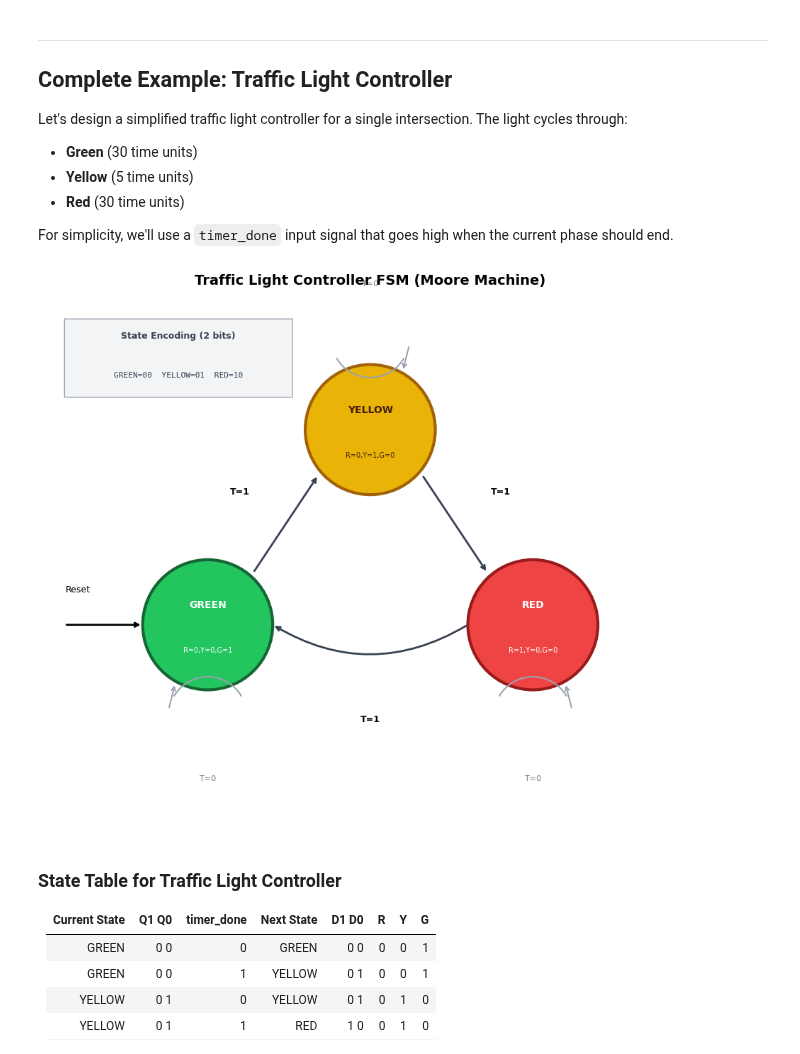
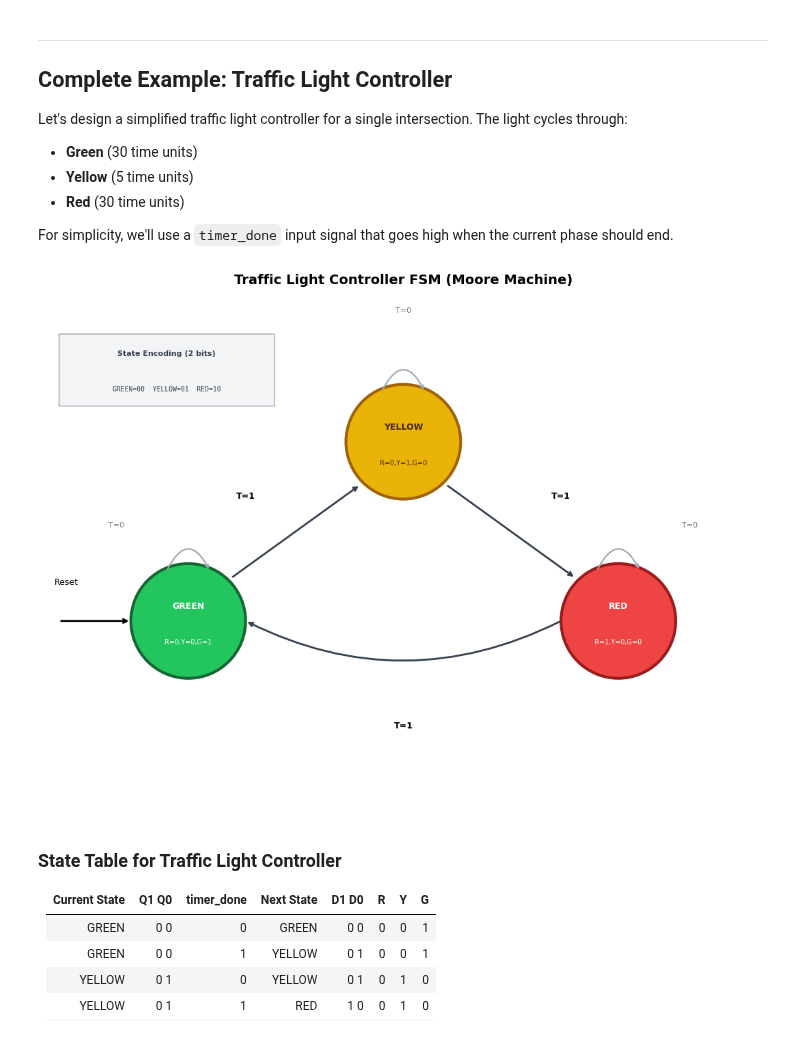
Before and after one commit to snowch/snowch.github.io, a Jupyter notebook: fsm_tutorial.ipynb, the cells around one changed output. Saved outputs shown, nothing was run; the diff lists cells and outputs as text; code cells hidden in the pictures.

```diff
--- a/fsm_tutorial.ipynb
+++ b/fsm_tutorial.ipynb
@@ -487,88 +460,79 @@ For simplicity, we'll use a `timer_done` input signal that goes high when the cu
 # %%
 fig, ax = plt.subplots(figsize=(12, 8))
 ax.set_xlim(0, 100)
-ax.set_ylim(0, 80)
-ax.set_aspect('equal')
+ax.set_ylim(0, 70)
+ax.set_aspect('equal', adjustable='box')
 ax.axis('off')
 ax.set_title('Traffic Light Controller FSM (Moore Machine)', fontsize=14, fontweight='bold', pad=15)
 
-# Colors matching traffic lights
 green_color = '#22c55e'
 yellow_color = '#eab308'
 red_color = '#ef4444'
 
 # GREEN state (bottom left)
-green_circle = Circle((25, 30), 10, fill=True, facecolor=green_color, edgecolor='#166534', linewidth=3)
+green_circle = Circle((20, 25), 8, fill=True, facecolor=green_color, edgecolor='#166534', linewidth=3)
 ax.add_patch(green_circle)
-ax.text(25, 33, 'GREEN', ha='center', va='center', fontsize=10, fontweight='bold', color='white')
-ax.text(25, 26, 'R=0,Y=0,G=1', ha='center', va='center', fontsize=7, color='white')
+ax.text(20, 27, 'GREEN', ha='center', va='center', fontsize=9, fontweight='bold', color='white')
+ax.text(20, 22, 'R=0,Y=0,G=1', ha='center', va='center', fontsize=7, color='white')
 
 # YELLOW state (top center)
-yellow_circle = Circle((50, 60), 10, fill=True, facecolor=yellow_color, edgecolor='#a16207', linewidth=3)
+yellow_circle = Circle((50, 50), 8, fill=True, facecolor=yellow_color, edgecolor='#a16207', linewidth=3)
 ax.add_patch(yellow_circle)
-ax.text(50, 63, 'YELLOW', ha='center', va='center', fontsize=10, fontweight='bold', color='#422006')
-ax.text(50, 56, 'R=0,Y=1,G=0', ha='center', va='center', fontsize=7, color='#422006')
+ax.text(50, 52, 'YELLOW', ha='center', va='center', fontsize=9, fontweight='bold', color='#422006')
+ax.text(50, 47, 'R=0,Y=1,G=0', ha='center', va='center', fontsize=7, color='#422006')
 
 # RED state (bottom right)
-red_circle = Circle((75, 30), 10, fill=True, facecolor=red_color, edgecolor='#991b1b', linewidth=3)
+red_circle = Circle((80, 25), 8, fill=True, facecolor=red_color, edgecolor='#991b1b', linewidth=3)
 ax.add_patch(red_circle)
-ax.text(75, 33, 'RED', ha='center', va='center', fontsize=10, fontweight='bold', color='white')
-ax.text(75, 26, 'R=1,Y=0,G=0', ha='center', va='center', fontsize=7, color='white')
+ax.text(80, 27, 'RED', ha='center', va='center', fontsize=9, fontweight='bold', color='white')
+ax.text(80, 22, 'R=1,Y=0,G=0', ha='center', va='center', fontsize=7, color='white')
 
 # Initial state arrow
-ax.annotate('', xy=(15, 30), xytext=(3, 30),
-            arrowprops=dict(arrowstyle='->', color='black', lw=2))
-ax.text(5, 35, 'Reset', fontsize=9, ha='center')
+ax.annotate('', xy=(12, 25), xytext=(2, 25), arrowprops=dict(arrowstyle='->', color='black', lw=2))
+ax.text(3, 30, 'Reset', fontsize=9, ha='center')
 
-# GREEN -> YELLOW (timer_done=1)
-ax.annotate('', xy=(42, 53), xytext=(32, 38),
+# GREEN -> YELLOW (T=1)
+ax.annotate('', xy=(44, 44), xytext=(26, 31),
             arrowprops=dict(arrowstyle='->', color='#374151', lw=2))
-ax.text(30, 50, 'T=1', fontsize=9, ha='center', fontweight='bold')
+ax.text(28, 42, 'T=1', fontsize=9, ha='center', fontweight='bold')
 
-# YELLOW -> RED (timer_done=1)
-ax.annotate('', xy=(68, 38), xytext=(58, 53),
+# YELLOW -> RED (T=1)
+ax.annotate('', xy=(74, 31), xytext=(56, 44),
             arrowprops=dict(arrowstyle='->', color='#374151', lw=2))
-ax.text(70, 50, 'T=1', fontsize=9, ha='center', fontweight='bold')
+ax.text(72, 42, 'T=1', fontsize=9, ha='center', fontweight='bold')
 
-# RED -> GREEN (timer_done=1)
-ax.annotate('', xy=(35, 30), xytext=(65, 30),
-            arrowprops=dict(arrowstyle='->', color='#374151', lw=2,
-                          connectionstyle='arc3,rad=-0.3'))
-ax.text(50, 15, 'T=1', fontsize=9, ha='center', fontweight='bold')
+# RED -> GREEN (T=1)
+ax.annotate('', xy=(28, 25), xytext=(72, 25),
+            arrowprops=dict(arrowstyle='->', color='#374151', lw=2, connectionstyle='arc3,rad=-0.25'))
+ax.text(50, 10, 'T=1', fontsize=9, ha='center', fontweight='bold')
 
-# Self-loops for timer_done=0 using Arc patches
-# GREEN self-loop
-arc_g = Arc((25, 16), 12, 12, angle=0, theta1=30, theta2=150, color='#9ca3af', lw=1.5)
-ax.add_patch(arc_g)
-ax.annotate('', xy=(20, 21), xytext=(19, 17),
-            arrowprops=dict(arrowstyle='->', color='#9ca3af', lw=1.5))
-ax.text(25, 6, 'T=0', fontsize=8, ha='center', color='#6b7280')
+# Self-loops
+green_loop = FancyArrowPatch((17, 32), (23, 32), connectionstyle="arc3,rad=-1.0",
+                             arrowstyle='->', color='#9ca3af', lw=1.5, mutation_scale=8)
+ax.add_patch(green_loop)
+ax.text(10, 38, 'T=0', fontsize=8, ha='center', color='#6b7280')
 
-# YELLOW self-loop
-arc_y = Arc((50, 74), 12, 12, angle=0, theta1=210, theta2=330, color='#9ca3af', lw=1.5)
-ax.add_patch(arc_y)
-ax.annotate('', xy=(55, 69), xytext=(56, 73),
-            arrowprops=dict(arrowstyle='->', color='#9ca3af', lw=1.5))
-ax.text(50, 82, 'T=0', fontsize=8, ha='center', color='#6b7280')
+yellow_loop = FancyArrowPatch((47, 57), (53, 57), connectionstyle="arc3,rad=-1.0",
+                              arrowstyle='->', color='#9ca3af', lw=1.5, mutation_scale=8)
+ax.add_patch(yellow_loop)
+ax.text(50, 68, 'T=0', fontsize=8, ha='center', color='#6b7280')
 
-# RED self-loop
-arc_r = Arc((75, 16), 12, 12, angle=0, theta1=30, theta2=150, color='#9ca3af', lw=1.5)
-ax.add_patch(arc_r)
-ax.annotate('', xy=(80, 21), xytext=(81, 17),
-            arrowprops=dict(arrowstyle='->', color='#9ca3af', lw=1.5))
-ax.text(75, 6, 'T=0', fontsize=8, ha='center', color='#6b7280')
+red_loop = FancyArrowPatch((77, 32), (83, 32), connectionstyle="arc3,rad=-1.0",
+                           arrowstyle='->', color='#9ca3af', lw=1.5, mutation_scale=8)
+ax.add_patch(red_loop)
+ax.text(90, 38, 'T=0', fontsize=8, ha='center', color='#6b7280')
 
-# State encoding table
-table_box = FancyBboxPatch((3, 65), 35, 12, boxstyle='round,pad=0.02',
+# State encoding
+table_box = FancyBboxPatch((2, 55), 30, 10, boxstyle='round,pad=0.02',
                            facecolor='#f3f4f6', edgecolor='#9ca3af', linewidth=1)
 ax.add_patch(table_box)
-ax.text(20.5, 74, 'State Encoding (2 bits)', ha='center', fontsize=9, fontweight='bold', color='#374151')
-ax.text(20.5, 68, 'GREEN=00  YELLOW=01  RED=10', ha='center', fontsize=8, family='monospace', color='#374151')
+ax.text(17, 62, 'State Encoding (2 bits)', ha='center', fontsize=8, fontweight='bold', color='#374151')
+ax.text(17, 57, 'GREEN=00  YELLOW=01  RED=10', ha='center', fontsize=7, family='monospace', color='#374151')
 
 plt.tight_layout()
 plt.show()
 # %% [output]
-[figure, old version]
+[figure, new version]
 # %% [markdown]
 ### State Table for Traffic Light Controller
 
```
Also changed, not shown: parts of 3 cells of this notebook, 1 other file.
